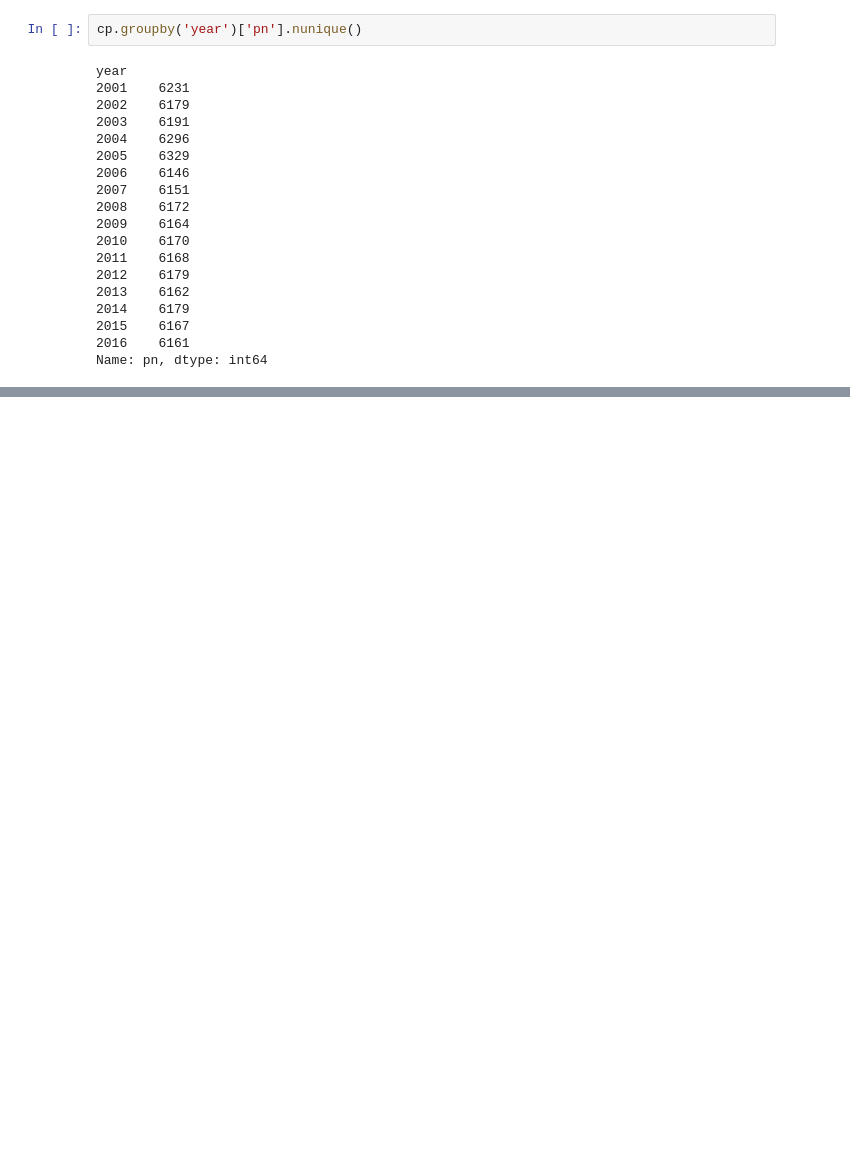
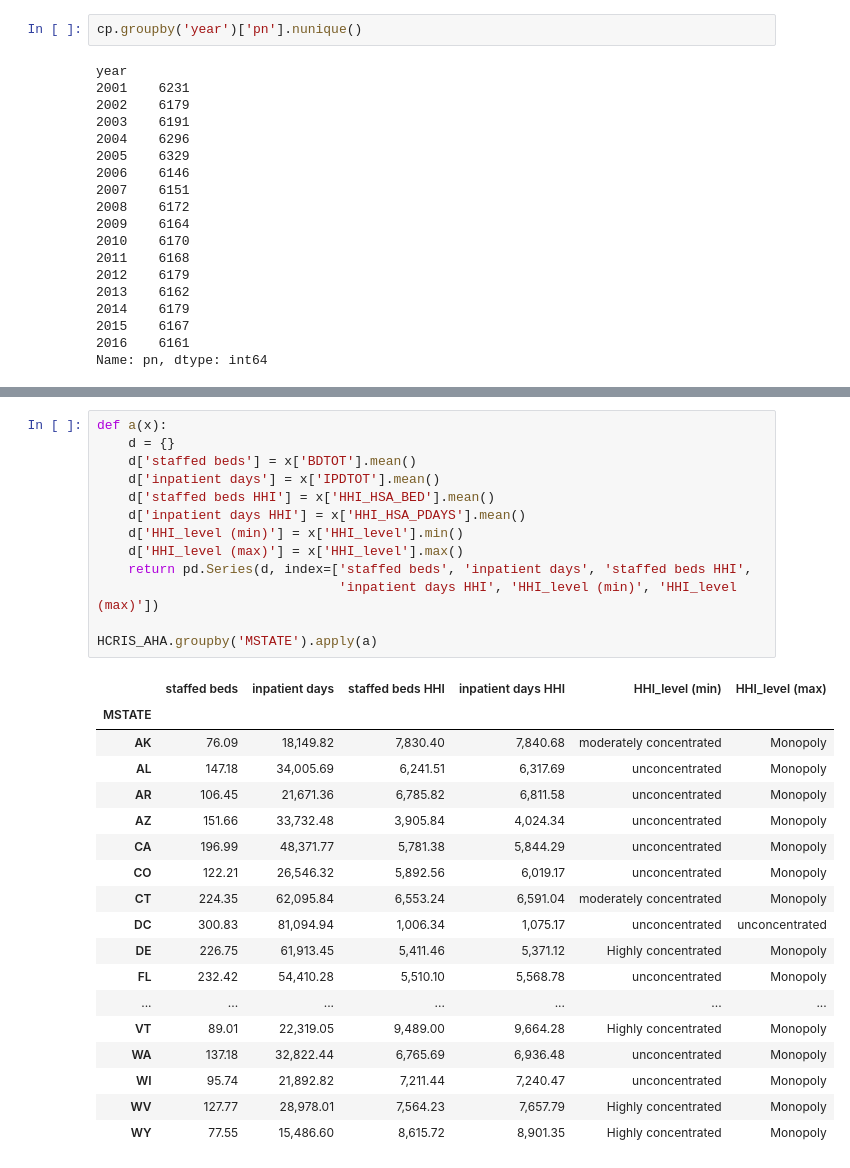
Before and after one commit to mehmet-sari/CommunityBenefits_SDOH, a Jupyter notebook: CostReports.ipynb, the cells around one changed output, grey strips where cells are left out. Saved outputs shown, nothing was run; the diff lists cells and outputs as text; blank space fills up the shorter version.

```diff
--- a/CostReports.ipynb
+++ b/CostReports.ipynb
@@ -223,0 +342,32 @@ cp.groupby('year').apply(f)
+# %%
+def a(x):
+    d = {}
+    d['staffed beds'] = x['BDTOT'].mean()
+    d['inpatient days'] = x['IPDTOT'].mean()
+    d['staffed beds HHI'] = x['HHI_HSA_BED'].mean()
+    d['inpatient days HHI'] = x['HHI_HSA_PDAYS'].mean()
+    d['HHI_level (min)'] = x['HHI_level'].min()
+    d['HHI_level (max)'] = x['HHI_level'].max()
+    return pd.Series(d, index=['staffed beds', 'inpatient days', 'staffed beds HHI',
+                               'inpatient days HHI', 'HHI_level (min)', 'HHI_level (max)'])
+
+HCRIS_AHA.groupby('MSTATE').apply(a)
+# %% [output]
+|  | staffed beds | inpatient days | staffed beds HHI | inpatient days HHI | HHI_level (min) | HHI_level (max) |
+| MSTATE |  |  |  |  |  |  |
+| AK | 76.09 | 18,149.82 | 7,830.40 | 7,840.68 | moderately concentrated | Monopoly |
+| AL | 147.18 | 34,005.69 | 6,241.51 | 6,317.69 | unconcentrated | Monopoly |
+| AR | 106.45 | 21,671.36 | 6,785.82 | 6,811.58 | unconcentrated | Monopoly |
+| AZ | 151.66 | 33,732.48 | 3,905.84 | 4,024.34 | unconcentrated | Monopoly |
+| CA | 196.99 | 48,371.77 | 5,781.38 | 5,844.29 | unconcentrated | Monopoly |
+| CO | 122.21 | 26,546.32 | 5,892.56 | 6,019.17 | unconcentrated | Monopoly |
+| CT | 224.35 | 62,095.84 | 6,553.24 | 6,591.04 | moderately concentrated | Monopoly |
+| DC | 300.83 | 81,094.94 | 1,006.34 | 1,075.17 | unconcentrated | unconcentrated |
+| DE | 226.75 | 61,913.45 | 5,411.46 | 5,371.12 | Highly concentrated | Monopoly |
+| FL | 232.42 | 54,410.28 | 5,510.10 | 5,568.78 | unconcentrated | Monopoly |
+| ... | ... | ... | ... | ... | ... | ... |
+| VT | 89.01 | 22,319.05 | 9,489.00 | 9,664.28 | Highly concentrated | Monopoly |
+| WA | 137.18 | 32,822.44 | 6,765.69 | 6,936.48 | unconcentrated | Monopoly |
+| WI | 95.74 | 21,892.82 | 7,211.44 | 7,240.47 | unconcentrated | Monopoly |
+| WV | 127.77 | 28,978.01 | 7,564.23 | 7,657.79 | Highly concentrated | Monopoly |
+| WY | 77.55 | 15,486.60 | 8,615.72 | 8,901.35 | Highly concentrated | Monopoly |
```
Also changed, not shown: parts of 25 cells of this notebook.
